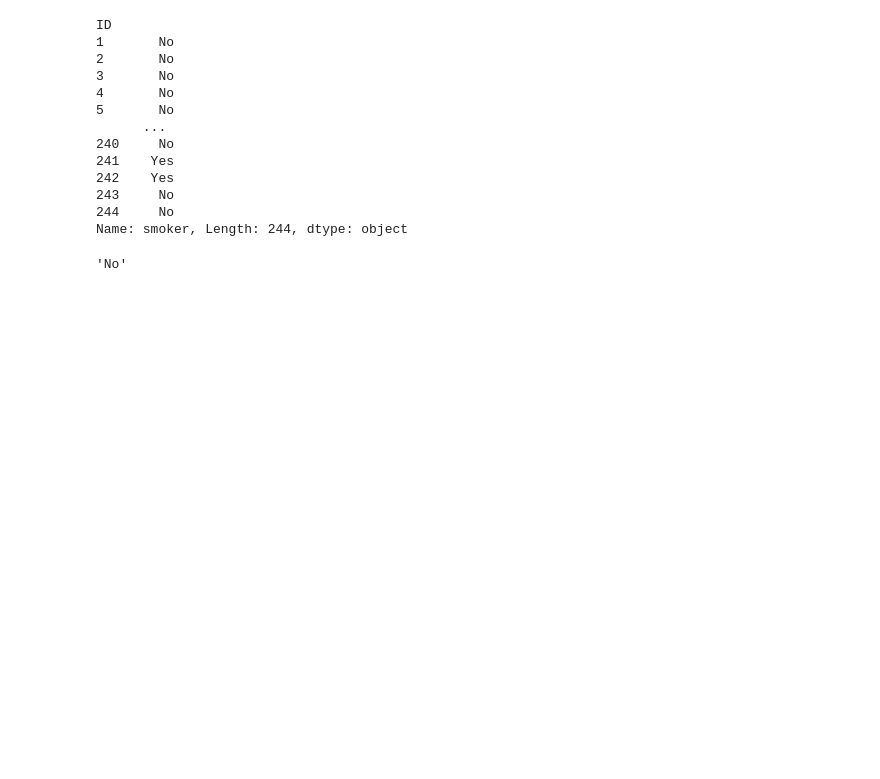
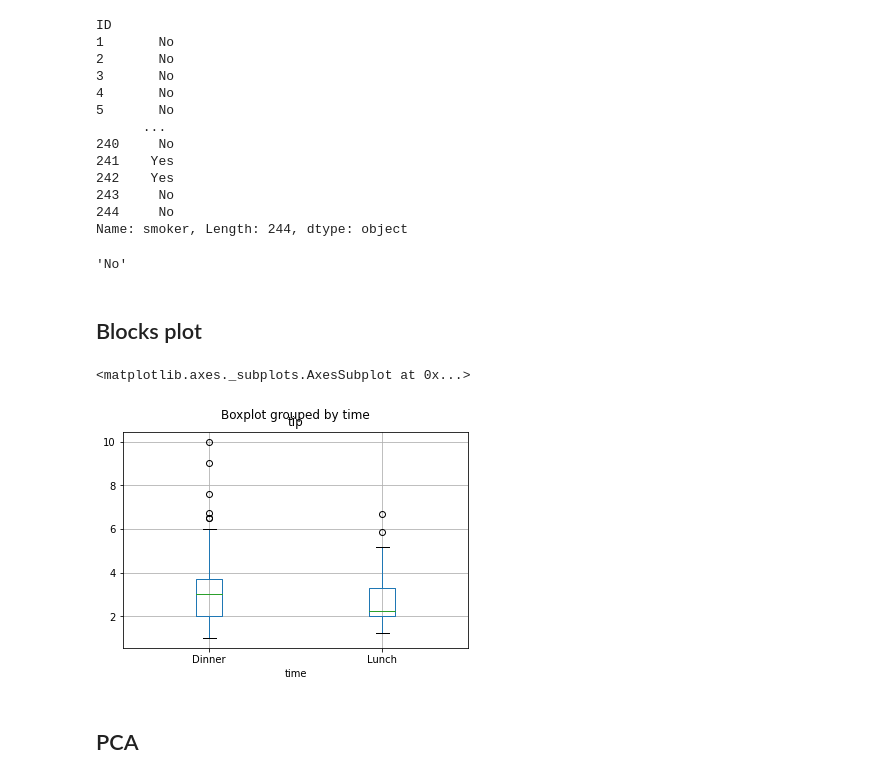
Before and after one commit to YOUNGitacina/Data-mining-course, a Jupyter notebook: DataUnd/Du_class.ipynb, the cells around one changed output. Drawn from its saved outputs; the diff is of its cells as text; code cells hidden in the pictures; blank space fills up the shorter version.

```diff
--- a/DataUnd/Du_class.ipynb
+++ b/DataUnd/Du_class.ipynb
@@ -307,3 +307,12 @@ Name: smoker, Length: 244, dtype: object
 join_df['smoker'].mode()[0]
 # %% [output]
 'No'
+# %% [markdown]
+## Blocks plot
+# %%
+join_df.boxplot(column='tip', by='time')
+# %% [output]
+<matplotlib.axes._subplots.AxesSubplot at 0x...>
+[figure, added]
+# %% [markdown]
+## PCA
```
